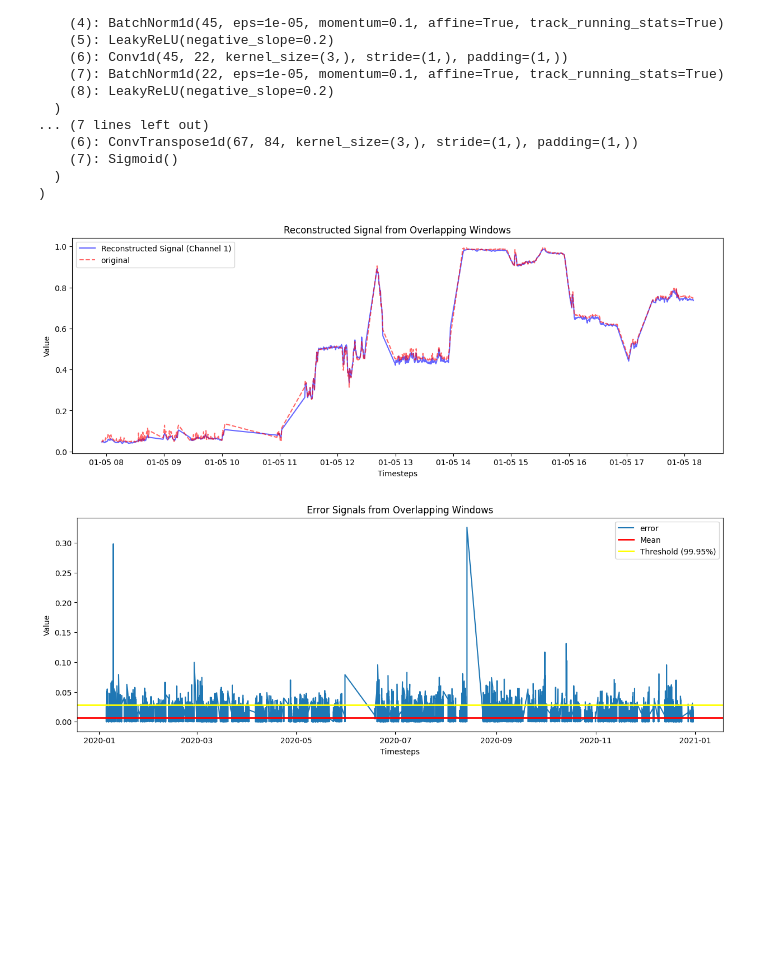
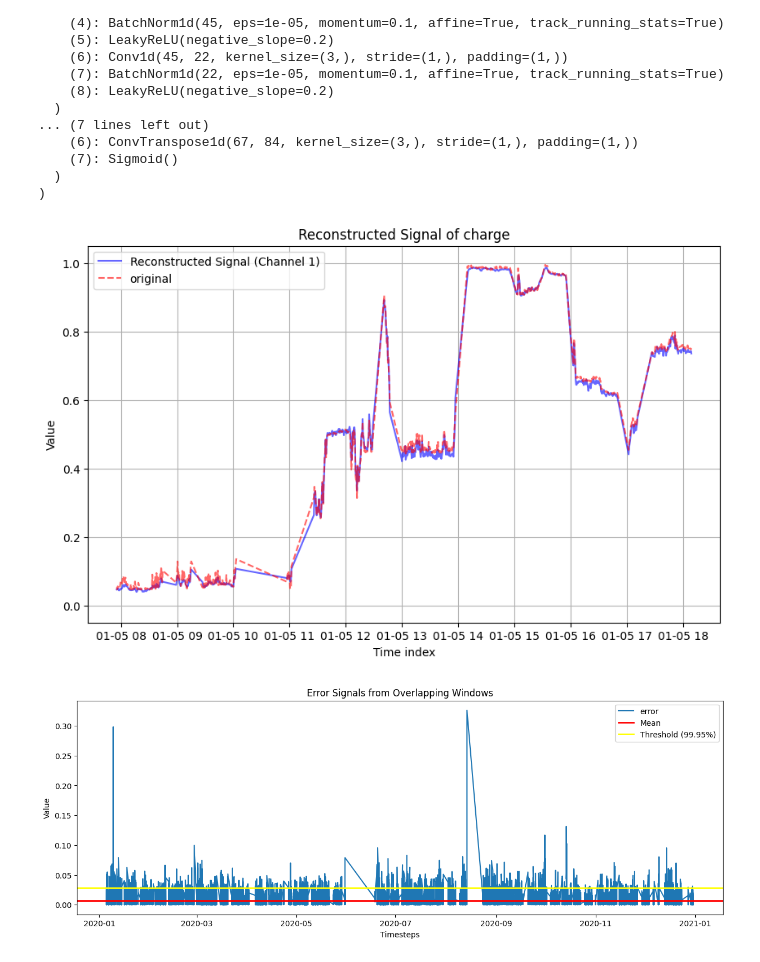
Before and after one commit to JiashengWan/MLPM, a Jupyter notebook: SERVERFILES_CAE/1D_CAE_EvalScitas.ipynb, the cells around one changed output. Saved outputs shown, nothing was run; the diff lists cells and outputs as text; code cells hidden in the pictures; blank space fills up the shorter version.

```diff
--- a/SERVERFILES_CAE/1D_CAE_EvalScitas.ipynb
+++ b/SERVERFILES_CAE/1D_CAE_EvalScitas.ipynb
@@ -161,16 +161,19 @@ def reconstruct_signal_from_windows(dataloader, df, model, device):
 # %%
 reconstructed_df = reconstruct_signal_from_windows(train_loader,training_df, model, device)
 # %%
-plt.figure(figsize=(15, 5))
+plt.figure(figsize=(10, 6))
 plt.plot(reconstructed_df["charge"][100:1000], label='Reconstructed Signal (Channel 1)', color='b', alpha=0.6)
 plt.plot(training_df["charge"][100:1000], label="original",  color='r', linestyle='--', alpha=0.6)
-plt.xlabel('Timesteps')
+plt.xlabel('Time index')
 plt.ylabel('Value')
-plt.title('Reconstructed Signal from Overlapping Windows')
+plt.ylim(-0.05,1.05)
+plt.title('Reconstructed Signal of charge')
+plt.grid()
 plt.legend()
+plt.savefig("../images/reconstruction_training_VG5_turbine.pdf")
 plt.show()
 # %% [output]
-[figure, old version]
+[figure, new version]
 # %%
 error = np.abs(training_df- reconstructed_df).dropna()
 # %%
```
Also changed, not shown: 7 other files.
